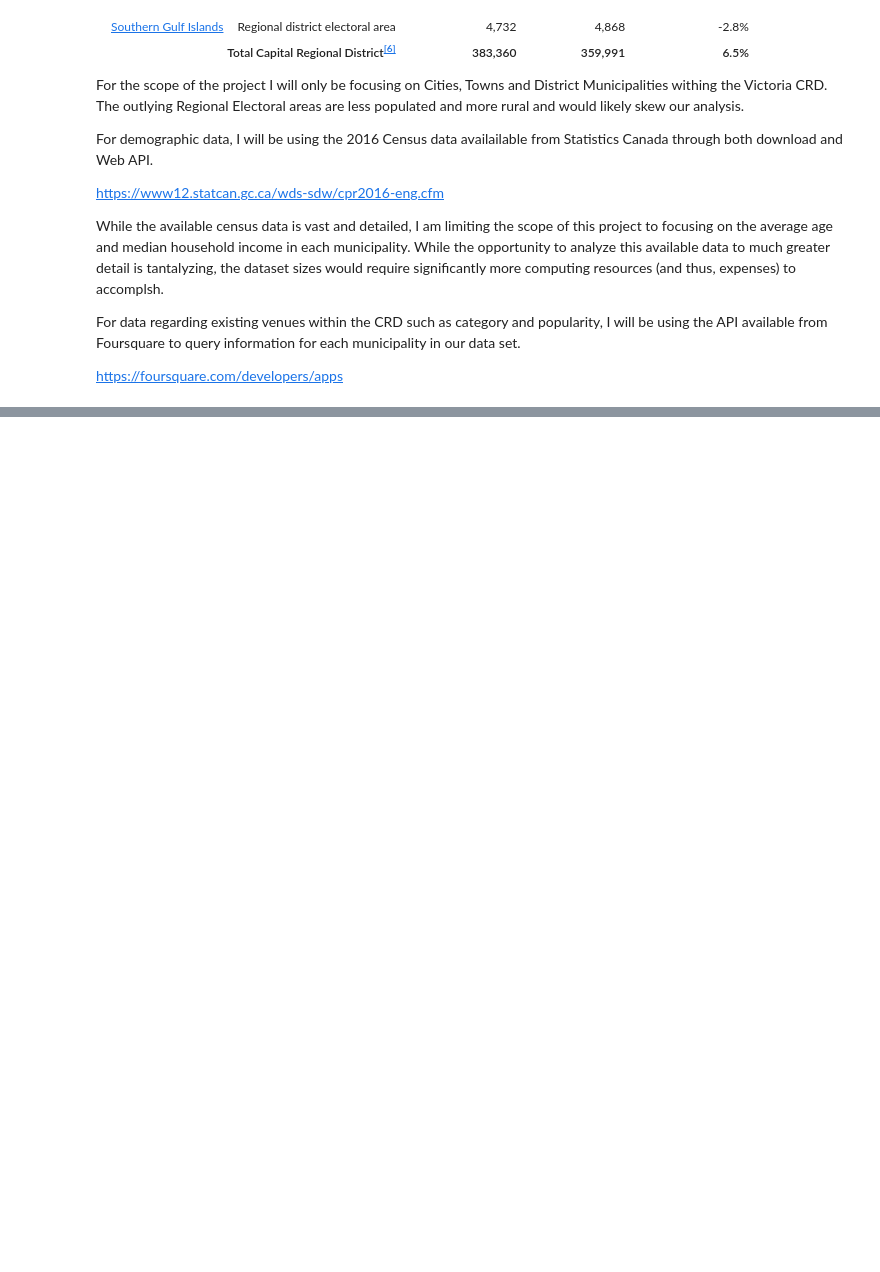
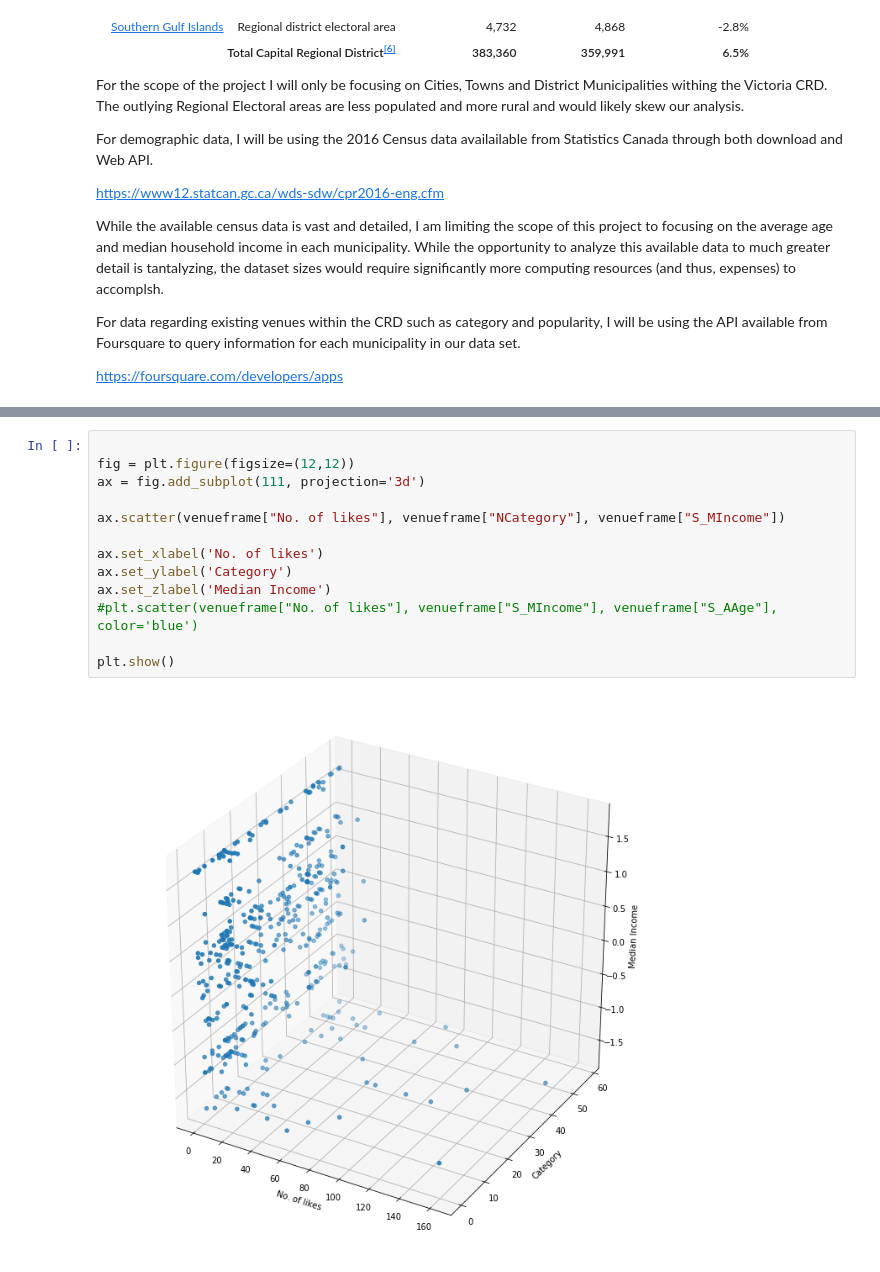
Before and after one commit to sgarraway/capstone, a Jupyter notebook: Capstone_Project.ipynb, the cells around one changed output, grey strips where cells are left out. Cells and saved outputs as stored; diff of their text form; blank space fills up the shorter version.

```diff
--- a/Capstone_Project.ipynb
+++ b/Capstone_Project.ipynb
@@ -226,0 +632,15 @@ https://foursquare.com/developers/apps
+# %%
+
+fig = plt.figure(figsize=(12,12))
+ax = fig.add_subplot(111, projection='3d')
+
+ax.scatter(venueframe["No. of likes"], venueframe["NCategory"], venueframe["S_MIncome"])
+
+ax.set_xlabel('No. of likes')
+ax.set_ylabel('Category')
+ax.set_zlabel('Median Income')
+#plt.scatter(venueframe["No. of likes"], venueframe["S_MIncome"], venueframe["S_AAge"],  color='blue')
+
+plt.show()
+# %% [output]
+[figure, added]
```
Also changed, not shown: parts of 38 cells of this notebook.
